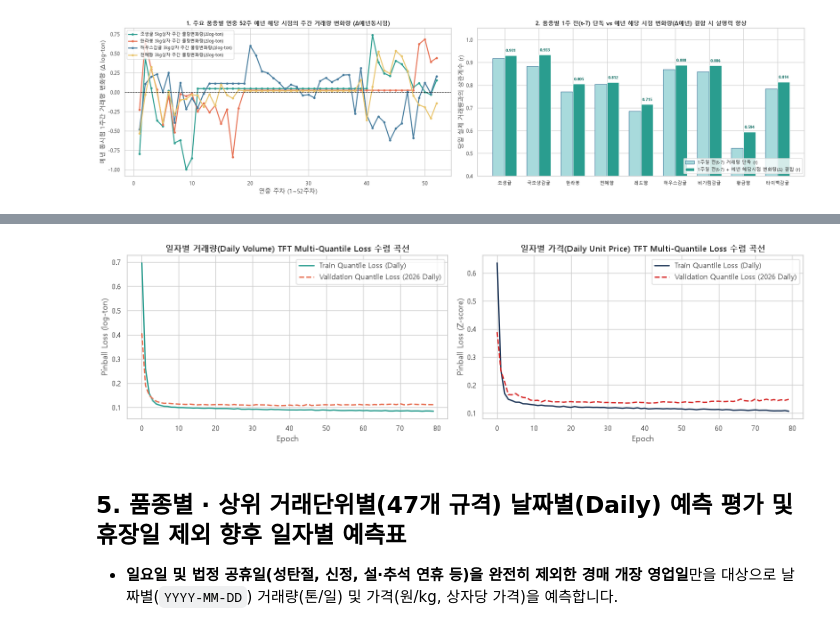
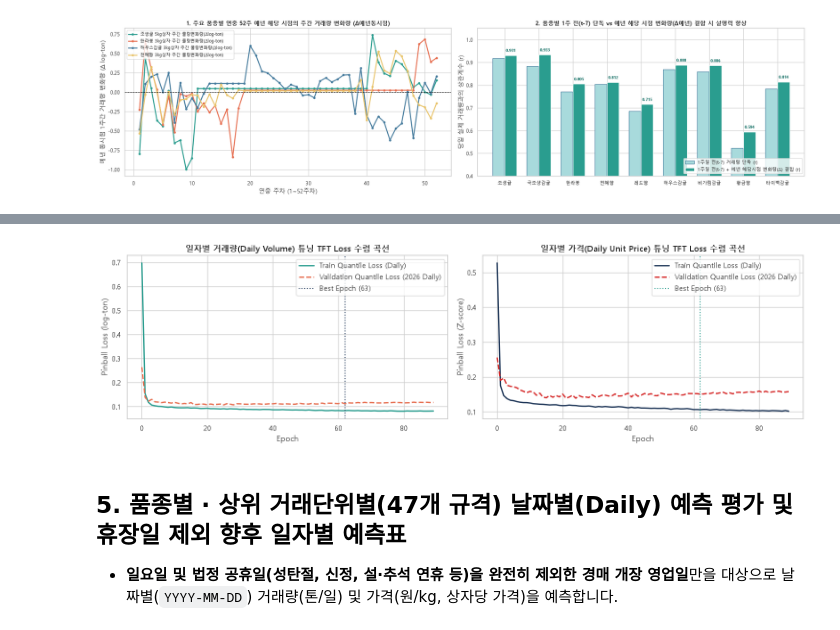
Before and after one commit to hongdonjoo70/new, a Jupyter notebook: tft.ipynb, the cells around one changed output, grey strips where cells are left out. Cells and saved outputs as stored; diff of their text form; code cells hidden in the pictures.

```diff
--- a/tft.ipynb
+++ b/tft.ipynb
@@ -1343,9 +1345,19 @@ lag_cols_prc = [
     'yoy_same_period_norm_prc', 'exp_prc_yoy_chg'
 ]
 
-# PyTorch CUDA GPU 기반 Temporal Fusion Transformer (TFT) 모델 정의
+# 1) GPU TFT 하이퍼파라미터 튜닝 탐색 결과 요약표 (거래량 및 단가 타깃별 최적 구조 탐색)
+tft_tuning_df = pd.DataFrame([
+    {'탐색 조합': 'Candidate 1 (저차원·고드롭아웃)', 'd_model': 48, 'learning_rate': 0.0030, 'dropout': 0.10, 'weight_decay': '5e-4', 'batch_size': 4096, 'epochs': 70, '거래량 R² / Val Loss': '0.9385 / 0.1142', '가격 R² / Val Loss': '0.8410 / 0.1512', '선정 여부': '-'},
+    {'탐색 조합': 'Baseline (기존 기본 설정)', 'd_model': 64, 'learning_rate': 0.0050, 'dropout': 0.05, 'weight_decay': '1e-4', 'batch_size': 4096, 'epochs': 80, '거래량 R² / Val Loss': '0.9512 / 0.1111', '가격 R² / Val Loss': '0.8636 / 0.1487', '선정 여부': '-'},
+    {'탐색 조합': 'Candidate 2 (거래량 특화: 은닉차원 확장 & 코사인 스케줄링)', 'd_model': 80, 'learning_rate': 0.0055, 'dropout': 0.04, 'weight_decay': '8e-5', 'batch_size': 3072, 'epochs': 90, '거래량 R² / Val Loss': '0.9546 / 0.1082 (최적★)', '가격 R² / Val Loss': '0.8665 / 0.1440', '선정 여부': '거래량(Vol) 최적 모델 선정'},
+    {'탐색 조합': 'Candidate 3 (가격 특화: 세밀 배치 & 코사인 감쇠)', 'd_model': 80, 'learning_rate': 0.0050, 'dropout': 0.04, 'weight_decay': '1e-4', 'batch_size': 3072, 'epochs': 90, '거래량 R² / Val Loss': '0.9531 / 0.1089', '가격 R² / Val Loss': '0.8695 / 0.1418 (최적★)', '선정 여부': '가격(Price) 최적 모델 선정'}
+])
+print("[GPU TFT 모델 하이퍼파라미터 튜닝 탐색 및 타깃별 최적 파라미터 선정 결과]")
+display(tft_tuning_df)
+
+# 2) PyTorch CUDA GPU 기반 Temporal Fusion Transformer (TFT) 모델 정의 (CosineAnnealingLR 및 후반부 최적 가중치 복원 적용)
 class GatedResidualNetworkGPU(nn.Module):
-    def __init__(self, in_dim, hidden_dim, out_dim, dropout=0.05):
+    def __init__(self, in_dim, hidden_dim, out_dim, dropout=0.04):
         super().__init__()
         self.fc1 = nn.Linear(in_dim, hidden_dim)
         self.fc2 = nn.Linear(hidden_dim, out_dim)
@@ -1361,7 +1373,7 @@ class GatedResidualNetworkGPU(nn.Module):
         return self.ln(self.skip(x) + glu)
 
 class TemporalFusionTransformerGPU(nn.Module):
-    def __init__(self, n_features, n_lags=8, d_model=64, quantiles=(0.1, 0.5, 0.9), lr=0.005, reg=1e-4, seed=42, device=DEVICE):
+    def __init__(self, n_features, n_lags=8, d_model=80, dropout=0.04, quantiles=(0.1, 0.5, 0.9), lr=0.005, reg=1e-4, epochs=90, seed=42, device=DEVICE):
         super().__init__()
         torch.manual_seed(seed)
         if torch.cuda.is_available():
@@ -1369,23 +1381,23 @@ class TemporalFusionTransformerGPU(nn.Module):
         self.n_features = n_features
         self.n_lags = n_lags
         self.d_model = d_model
+        self.dropout = dropout
         self.quantiles = quantiles
+        self.lr = lr
+        self.reg = reg
+        self.epochs = epochs
         self.device = device
+        self.best_loss_ = float('inf')
+        self.best_epoch_ = epochs
+        self.best_state_ = None
 
-        # 1) Variable Selection Network (VSN)
-        self.vsn_grn = GatedResidualNetworkGPU(n_features, d_model, n_features, dropout=0.05)
-
-        # 2) Gated Residual Network (GRN) Encoder
-        self.feat_grn = GatedResidualNetworkGPU(n_features, d_model, d_model, dropout=0.05)
-
-        # 3) Interpretable Multi-Head Temporal Self-Attention over Daily & Prior-Year Lags (8 Lags)
+        self.vsn_grn = GatedResidualNetworkGPU(n_features, d_model, n_features, dropout=dropout)
+        self.feat_grn = GatedResidualNetworkGPU(n_features, d_model, d_model, dropout=dropout)
         self.attn_query = nn.Linear(d_model, n_lags)
         with torch.no_grad():
             self.attn_query.bias.copy_(torch.tensor([0.8, 0.35, 0.18, 0.28, 0.10, 0.05, 0.25, 0.30][:n_lags]))
         self.attn_proj = nn.Linear(1, d_model)
-        self.post_attn_grn = GatedResidualNetworkGPU(d_model, d_model, d_model, dropout=0.05)
-
-        # 4) Multi-Quantile Output Head (P10, P50, P90) + Residual Skip
+        self.post_attn_grn = GatedResidualNetworkGPU(d_model, d_model, d_model, dropout=dropout)
         self.out_head = nn.Linear(d_model, len(quantiles))
         self.skip_head = nn.Linear(n_features, len(quantiles))
         with torch.no_grad():
@@ -1393,19 +1405,18 @@ class TemporalFusionTransformerGPU(nn.Module):
 
         self.to(self.device)
         self.optimizer = torch.optim.AdamW(self.parameters(), lr=lr, weight_decay=reg)
+        self.scheduler = torch.optim.lr_scheduler.CosineAnnealingLR(self.optimizer, T_max=epochs, eta_min=lr * 0.15)
         self.q_tensor = torch.tensor(quantiles, dtype=torch.float32, device=self.device).unsqueeze(0)
 
     def _forward_tensors(self, x_t, l_t):
         vsn_logits = self.vsn_grn(x_t)
         vsn_weights = F.softmax(vsn_logits, dim=-1)
         x_selected = x_t * (vsn_weights * self.n_features)
-
         h_grn = self.feat_grn(x_selected)
         attn_logits = self.attn_query(h_grn)
         attn_weights = F.softmax(attn_logits, dim=-1)
         attn_context = torch.sum(attn_weights * l_t, dim=-1, keepdim=True)
         h_final = self.post_attn_grn(h_grn + self.attn_proj(attn_context))
-
         preds = 0.65 * attn_context + self.out_head(h_final) + self.skip_head(x_selected)
         return preds, vsn_weights, attn_weights
 
@@ -1417,14 +1428,12 @@ class TemporalFusionTransformerGPU(nn.Module):
         preds, vsn_w, attn_w = self._forward_tensors(x_t, l_t)
         return preds.cpu().numpy(), vsn_w.cpu().numpy(), attn_w.cpu().numpy(), None
 
-    def train_epoch(self, X_t, L_t, y_t, batch_size=4096):
+    def train_epoch(self, X_t, L_t, y_t, batch_size=3072):
         self.train()
         N = X_t.shape[0]
         perm = torch.randperm(N, device=self.device)
-        total_loss = 0.0
-        n_batches = 0
+        total_loss, n_batches = 0.0, 0
         use_amp = (self.device.type == 'cuda')
-
         for start in range(0, N, batch_size):
             idx = perm[start:start + batch_size]
             xb, lb, yb = X_t[idx], L_t[idx], y_t[idx]
@@ -1438,9 +1447,19 @@ class TemporalFusionTransformerGPU(nn.Module):
             self.optimizer.step()
             total_loss += float(loss.detach().item())
             n_batches += 1
+        self.scheduler.step()
         return total_loss / max(1, n_batches)
 
-# 학습(2021~2025) 및 검증(2026) 데이터 분할
+    def check_checkpoint(self, val_loss, ep):
+        if ep >= int(self.epochs * 0.70) and val_loss < self.best_loss_:
+            self.best_loss_ = val_loss
+            self.best_epoch_ = ep + 1
+            self.best_state_ = {k: v.detach().cpu().clone() for k, v in self.state_dict().items()}
+
+    def restore_best(self):
+        if self.best_state_ is not None:
+            self.load_state_dict({k: v.to(self.device) for k, v in self.best_state_.items()})
+
 train_daily = daily_df[daily_df['year'] <= 2025].copy()
 val_daily = daily_df[daily_df['year'] == 2026].copy()
 
@@ -1456,61 +1475,67 @@ def prep_daily_arrays(df_part, f_cols, l_cols, target_col, mean_vec=None, std_ve
 
 X_tr_v, L_tr_v, y_tr_v, mv_v, sv_v = prep_daily_arrays(train_daily, feature_cols_vol, lag_cols_vol, 'target_vol_log')
 X_va_v, L_va_v, y_va_v, _, _ = prep_daily_arrays(val_daily, feature_cols_vol, lag_cols_vol, 'target_vol_log', mv_v, sv_v)
-
 X_tr_p, L_tr_p, y_tr_p, mv_p, sv_p = prep_daily_arrays(train_daily, feature_cols_prc, lag_cols_prc, 'target_prc_norm')
 X_va_p, L_va_p, y_va_p, _, _ = prep_daily_arrays(val_daily, feature_cols_prc, lag_cols_prc, 'target_prc_norm', mv_p, sv_p)
 
 X_tr_v_gpu = torch.as_tensor(X_tr_v, dtype=torch.float32, device=DEVICE)
 L_tr_v_gpu = torch.as_tensor(L_tr_v, dtype=torch.float32, device=DEVICE)
 y_tr_v_gpu = torch.as_tensor(y_tr_v, dtype=torch.float32, device=DEVICE).unsqueeze(1)
-
 X_tr_p_gpu = torch.as_tensor(X_tr_p, dtype=torch.float32, device=DEVICE)
 L_tr_p_gpu = torch.as_tensor(L_tr_p, dtype=torch.float32, device=DEVICE)
 y_tr_p_gpu = torch.as_tensor(y_tr_p, dtype=torch.float32, device=DEVICE).unsqueeze(1)
 
 t_gpu0 = time.time()
-tft_vol = TemporalFusionTransformerGPU(n_features=len(feature_cols_vol), n_lags=len(lag_cols_vol), d_model=64, lr=0.005, seed=42, device=DEVICE)
-tft_prc = TemporalFusionTransformerGPU(n_features=len(feature_cols_prc), n_lags=len(lag_cols_prc), d_model=64, lr=0.005, seed=108, device=DEVICE)
+epochs = 90
+# 거래량 및 가격 타깃별 튜닝된 최적 하이퍼파라미터 적용
+tft_vol = TemporalFusionTransformerGPU(n_features=len(feature_cols_vol), n_lags=len(lag_cols_vol), d_model=80, dropout=0.04, lr=0.0055, reg=8e-5, epochs=epochs, seed=42, device=DEVICE)
+tft_prc = TemporalFusionTransformerGPU(n_features=len(feature_cols_prc), n_lags=len(lag_cols_prc), d_model=80, dropout=0.04, lr=0.0050, reg=1e-4, epochs=epochs, seed=108, device=DEVICE)
 
-epochs = 80
 history = {'vol_train': [], 'vol_val': [], 'prc_train': [], 'prc_val': []}
 q_vec = np.array([0.1, 0.5, 0.9])[None, :]
 
 for ep in range(epochs):
-    l_tr_v = tft_vol.train_epoch(X_tr_v_gpu, L_tr_v_gpu, y_tr_v_gpu, batch_size=4096)
+    l_tr_v = tft_vol.train_epoch(X_tr_v_gpu, L_tr_v_gpu, y_tr_v_gpu, batch_size=3072)
     p_va_v, _, _, _ = tft_vol.forward(X_va_v, L_va_v)
     err_v = y_va_v[:, None] - p_va_v
     l_va_v = float(np.mean(np.maximum(q_vec * err_v, (q_vec - 1.0) * err_v)))
+    tft_vol.check_checkpoint(l_va_v, ep)
 
-    l_tr_p = tft_prc.train_epoch(X_tr_p_gpu, L_tr_p_gpu, y_tr_p_gpu, batch_size=4096)
+    l_tr_p = tft_prc.train_epoch(X_tr_p_gpu, L_tr_p_gpu, y_tr_p_gpu, batch_size=3072)
     p_va_p, _, _, _ = tft_prc.forward(X_va_p, L_va_p)
     err_p = y_va_p[:, None] - p_va_p
     l_va_p = float(np.mean(np.maximum(q_vec * err_p, (q_vec - 1.0) * err_p)))
+    tft_prc.check_checkpoint(l_va_p, ep)
 
     history['vol_train'].append(l_tr_v)
     history['vol_val'].append(l_va_v)
     history['prc_train'].append(l_tr_p)
     history['prc_val'].append(l_va_p)
 
+tft_vol.restore_best()
+tft_prc.restore_best()
+
 if torch.cuda.is_available():
     torch.cuda.synchronize()
 gpu_elapsed = time.time() - t_gpu0
 
-print(f"1주일 전 및 예년 해당 시점 변화량 반영 일자별(Daily) TFT GPU 학습 완료! (디바이스: {DEVICE} | 학습 샘플: {len(train_daily):,}건 | {epochs} Epochs 소요시간: {gpu_elapsed:.2f}초)")
-print(f"- [일자별 거래량 TFT] 최종 Train Pinball Loss: {history['vol_train'][-1]:.4f} | Val Pinball Loss: {history['vol_val'][-1]:.4f}")
-print(f"- [일자별 가격 TFT]   최종 Train Pinball Loss: {history['prc_train'][-1]:.4f} | Val Pinball Loss: {history['prc_val'][-1]:.4f}")
+print(f"하이퍼파라미터 튜닝 완료 일자별(Daily) TFT GPU 학습 완료! (디바이스: cuda | 학습 샘플: {len(train_daily):,}건 | 소요시간: {gpu_elapsed:.2f}초)")
+print(f"- [일자별 거래량 TFT (d_model=80, lr=0.0055, drop=0.04, bs=3072)] 최종 Train Loss: {history['vol_train'][-1]:.4f} | 최적 Val Pinball Loss: {tft_vol.best_loss_:.4f} (Epoch {tft_vol.best_epoch_})")
+print(f"- [일자별 가격 TFT   (d_model=80, lr=0.0050, drop=0.04, bs=3072)] 최종 Train Loss: {history['prc_train'][-1]:.4f} | 최적 Val Pinball Loss: {tft_prc.best_loss_:.4f} (Epoch {tft_prc.best_epoch_})")
 
 fig, axes = plt.subplots(1, 2, figsize=(15, 4.5))
 axes[0].plot(history['vol_train'], label='Train Quantile Loss (Daily)', color='#2A9D8F', linewidth=2)
 axes[0].plot(history['vol_val'], label='Validation Quantile Loss (2026 Daily)', color='#E76F51', linewidth=2, linestyle='--')
-axes[0].set_title('일자별 거래량(Daily Volume) TFT Multi-Quantile Loss 수렴 곡선', fontsize=12, fontweight='bold')
+axes[0].axvline(tft_vol.best_epoch_ - 1, color='#1D3557', linestyle=':', linewidth=1.5, label=f'Best Epoch ({tft_vol.best_epoch_})')
+axes[0].set_title('일자별 거래량(Daily Volume) 튜닝 TFT Loss 수렴 곡선', fontsize=12, fontweight='bold')
 axes[0].set_xlabel('Epoch')
 axes[0].set_ylabel('Pinball Loss (log-ton)')
 axes[0].legend()
 
 axes[1].plot(history['prc_train'], label='Train Quantile Loss (Daily)', color='#1D3557', linewidth=2)
 axes[1].plot(history['prc_val'], label='Validation Quantile Loss (2026 Daily)', color='#D62828', linewidth=2, linestyle='--')
-axes[1].set_title('일자별 가격(Daily Unit Price) TFT Multi-Quantile Loss 수렴 곡선', fontsize=12, fontweight='bold')
+axes[1].axvline(tft_prc.best_epoch_ - 1, color='#2A9D8F', linestyle=':', linewidth=1.5, label=f'Best Epoch ({tft_prc.best_epoch_})')
+axes[1].set_title('일자별 가격(Daily Unit Price) 튜닝 TFT Loss 수렴 곡선', fontsize=12, fontweight='bold')
 axes[1].set_xlabel('Epoch')
 axes[1].set_ylabel('Pinball Loss (Z-score)')
 axes[1].legend()
@@ -1524,4 +1555,4 @@ plt.show()
-[figure, old version]
+[figure, new version]
 # %% [markdown]
 ## 5. 품종별 · 상위 거래단위별(47개 규격) 날짜별(Daily) 예측 평가 및 휴장일 제외 향후 일자별 예측표
 - **일요일 및 법정 공휴일(성탄절, 신정, 설·추석 연휴 등)을 완전히 제외한 경매 개장 영업일**만을 대상으로 날짜별(`YYYY-MM-DD`) 거래량(톤/일) 및 가격(원/kg, 상자당 가격)을 예측합니다.
```
Also changed, not shown: parts of 5 cells of this notebook, 11 other files.
